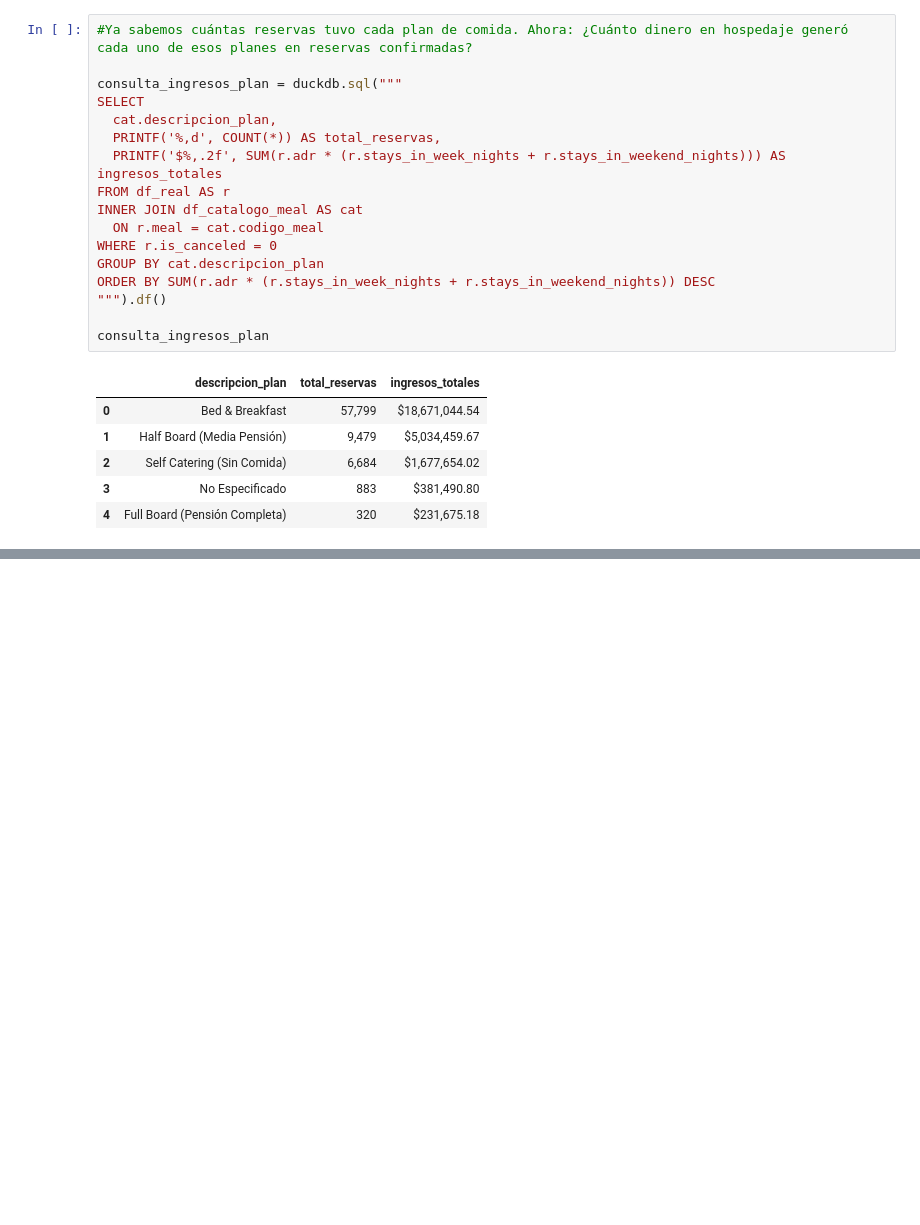
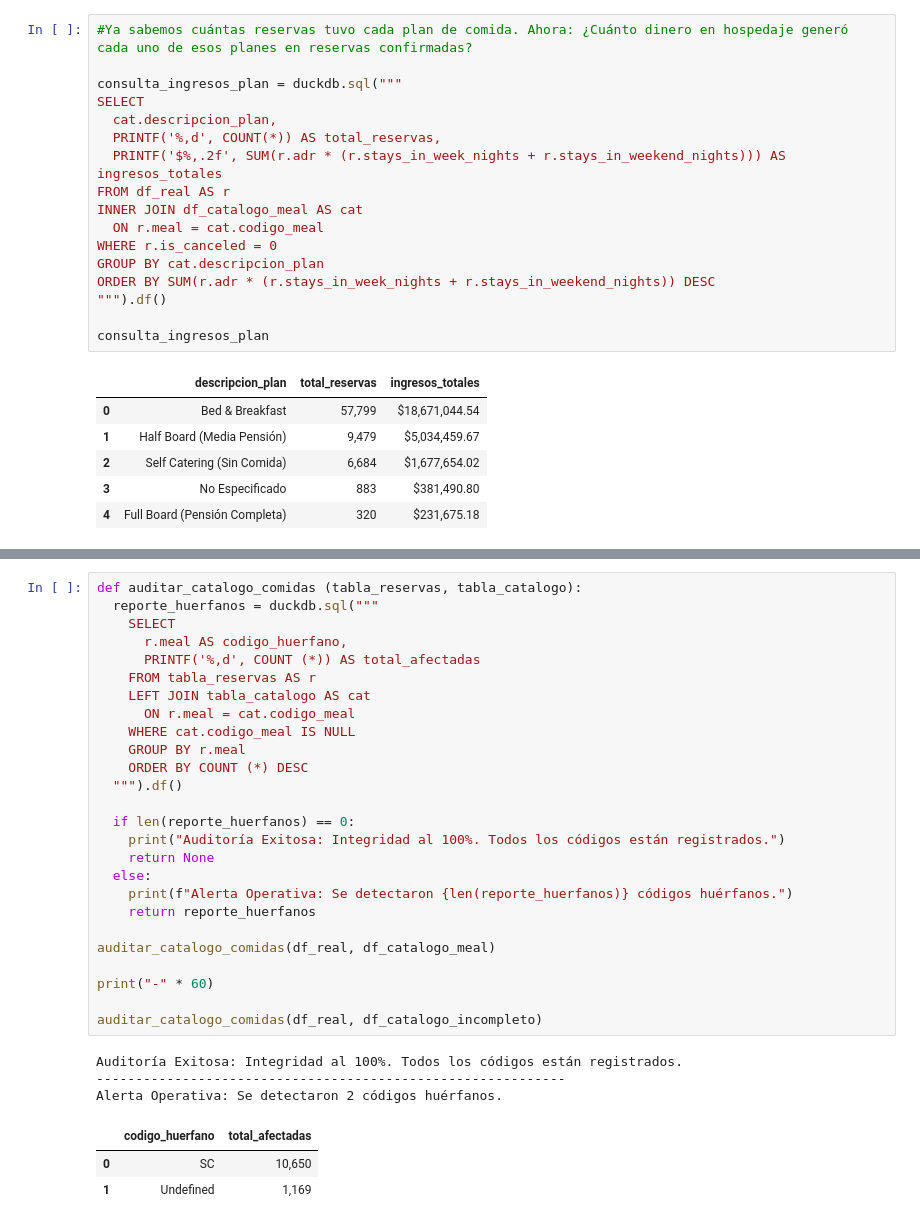
Before and after one commit to luisferdm6/02_analisis_hotelero_pandas, a Jupyter notebook: 01_limpieza_y_agrupaciones_hotel.ipynb, the cells around one changed output, grey strips where cells are left out. Cells and saved outputs as stored; diff of their text form; blank space fills up the shorter version.

```diff
--- a/01_limpieza_y_agrupaciones_hotel.ipynb
+++ b/01_limpieza_y_agrupaciones_hotel.ipynb
@@ -1172,0 +1213,33 @@ consulta_ingresos_plan
+# %%
+def auditar_catalogo_comidas (tabla_reservas, tabla_catalogo):
+  reporte_huerfanos = duckdb.sql("""
+    SELECT
+      r.meal AS codigo_huerfano,
+      PRINTF('%,d', COUNT (*)) AS total_afectadas
+    FROM tabla_reservas AS r
+    LEFT JOIN tabla_catalogo AS cat
+      ON r.meal = cat.codigo_meal
+    WHERE cat.codigo_meal IS NULL
+    GROUP BY r.meal
+    ORDER BY COUNT (*) DESC
+  """).df()
+
+  if len(reporte_huerfanos) == 0:
+    print("Auditoría Exitosa: Integridad al 100%. Todos los códigos están registrados.")
+    return None
+  else:
+    print(f"Alerta Operativa: Se detectaron {len(reporte_huerfanos)} códigos huérfanos.")
+    return reporte_huerfanos
+
+auditar_catalogo_comidas(df_real, df_catalogo_meal)
+
+print("-" * 60)
+
+auditar_catalogo_comidas(df_real, df_catalogo_incompleto)
+# %% [output]
+Auditoría Exitosa: Integridad al 100%. Todos los códigos están registrados.
+------------------------------------------------------------
+Alerta Operativa: Se detectaron 2 códigos huérfanos.
+|  | codigo_huerfano | total_afectadas |
+| 0 | SC | 10,650 |
+| 1 | Undefined | 1,169 |
```
Also changed, not shown: parts of 2 cells of this notebook.
